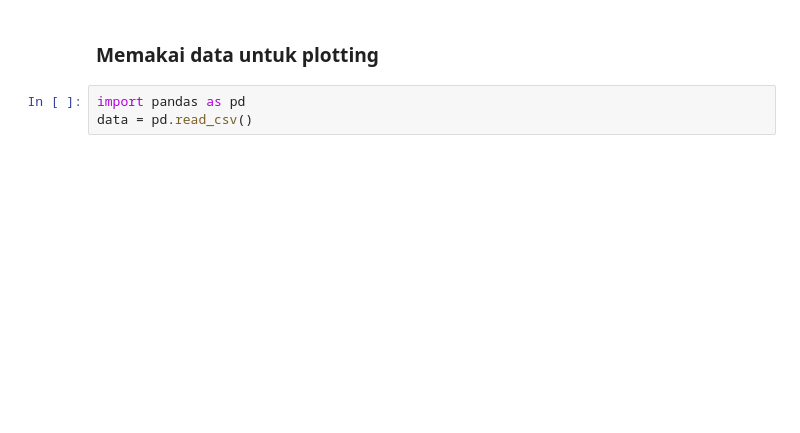
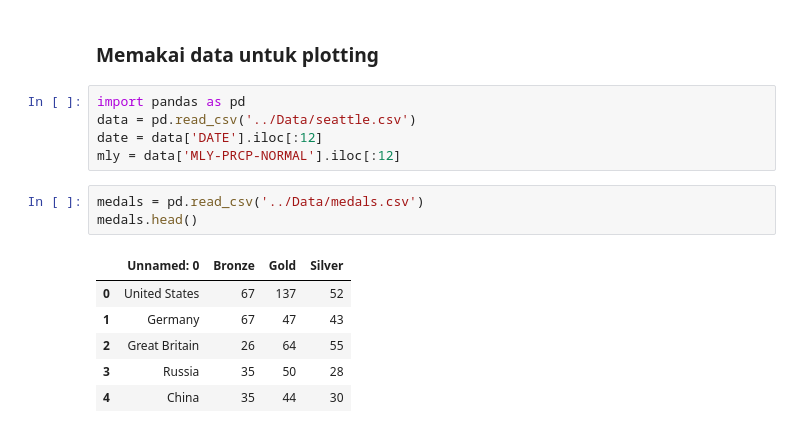
Before and after one commit to R1CryOn/Go-F-Urself, a Jupyter notebook: Koding/Data Visualization 1 - Introduction to Data Visualization and Matplotlib.ipynb, the cells around one changed output. Cells and saved outputs as stored; diff of their text form; blank space fills up the shorter version.

```diff
--- a/Koding/Data Visualization 1 - Introduction to Data Visualization and Matplotlib.ipynb
+++ b/Koding/Data Visualization 1 - Introduction to Data Visualization and Matplotlib.ipynb
@@ -47,4 +57,16 @@ plt.show()
 ### Memakai data untuk plotting
 # %%
 import pandas as pd
-data = pd.read_csv()
+data = pd.read_csv('../Data/seattle.csv')
+date = data['DATE'].iloc[:12]
+mly = data['MLY-PRCP-NORMAL'].iloc[:12]
+# %%
+medals = pd.read_csv('../Data/medals.csv')
+medals.head()
+# %% [output]
+|  | Unnamed: 0 | Bronze | Gold | Silver |
+| 0 | United States | 67 | 137 | 52 |
+| 1 | Germany | 67 | 47 | 43 |
+| 2 | Great Britain | 26 | 64 | 55 |
+| 3 | Russia | 35 | 50 | 28 |
+| 4 | China | 35 | 44 | 30 |
```
Also changed, not shown: parts of 7 cells of this notebook, 7 other files.
